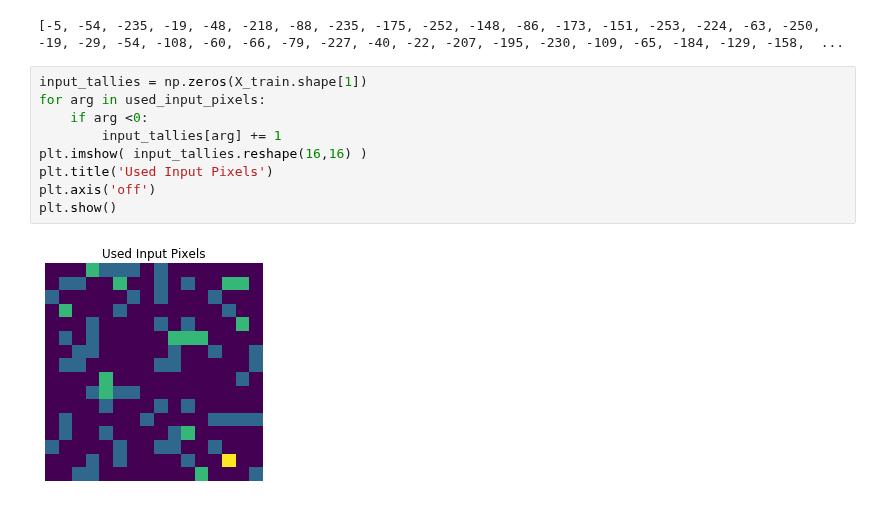
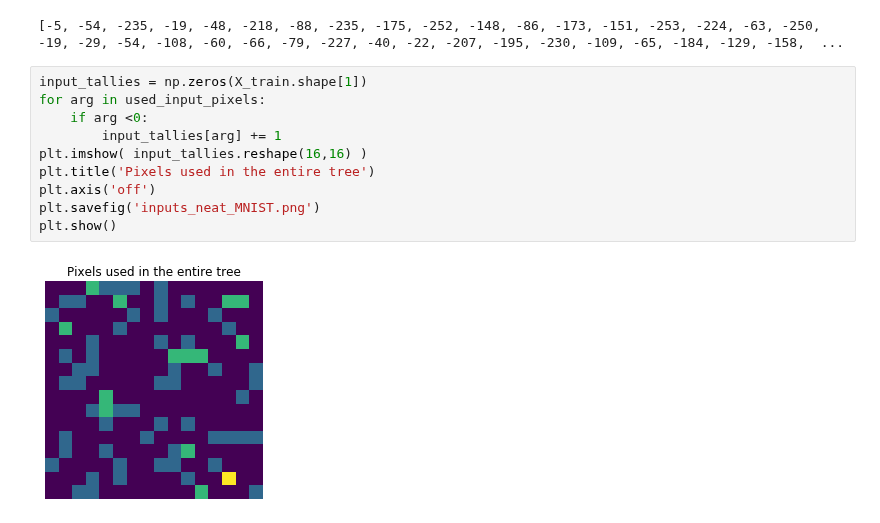
Before and after one commit to Avuerro/NaturalComputing, a Jupyter notebook: Project/NEAT-MNIST.ipynb, the cells around one changed output. Saved outputs shown, nothing was run; the diff lists cells and outputs as text.

```diff
--- a/Project/NEAT-MNIST.ipynb
+++ b/Project/NEAT-MNIST.ipynb
@@ -376,11 +377,12 @@ print(used_input_pixels)
 # %%
 input_tallies = np.zeros(X_train.shape[1])
 for arg in used_input_pixels:
     if arg <0:
         input_tallies[arg] += 1
 plt.imshow( input_tallies.reshape(16,16) )
-plt.title('Used Input Pixels')
+plt.title('Pixels used in the entire tree')
 plt.axis('off')
+plt.savefig('inputs_neat_MNIST.png')
 plt.show()
 # %% [output]
-[figure, old version]
+[figure, new version]
```
Also changed, not shown: parts of 1 cell of this notebook, 19 other files.
